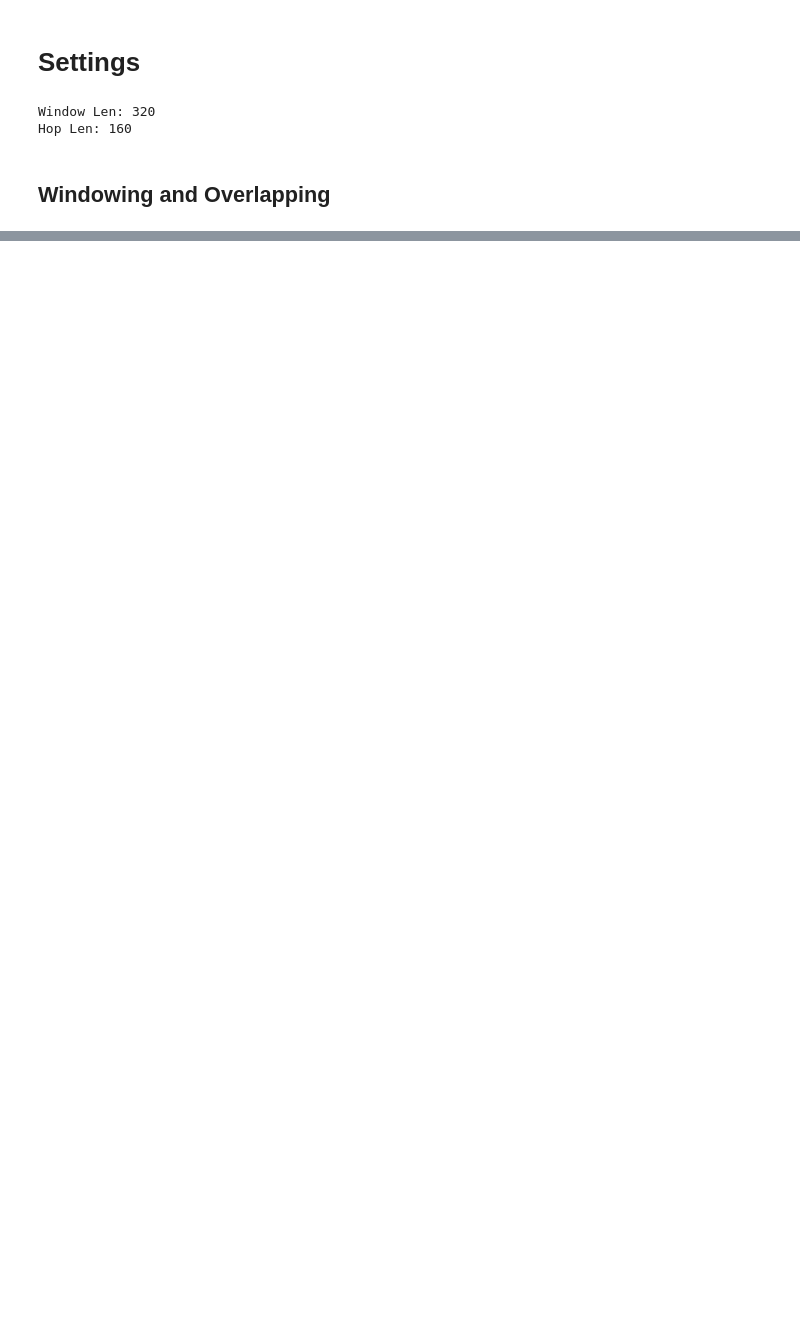
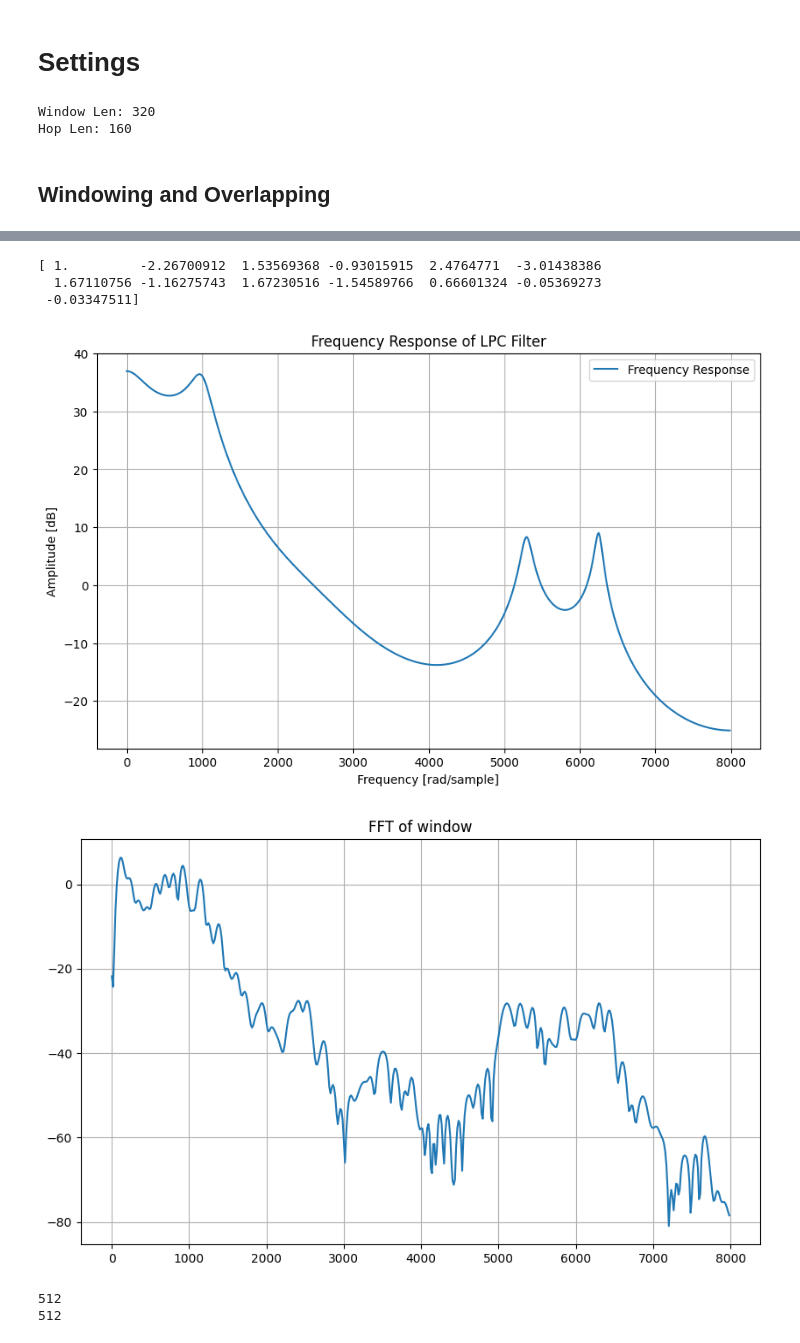
Before and after one commit to woongzip1/SATEST, a Jupyter notebook: SATEST 78.ipynb, the cells around one changed output, grey strips where cells are left out. Drawn from its saved outputs; the diff is of its cells as text; code cells hidden in the pictures; blank space fills up the shorter version.

```diff
--- a/SATEST 78.ipynb
+++ b/SATEST 78.ipynb
@@ -214,0 +346,73 @@ ValueError: could not broadcast input array from shape (3,) into shape (4,)
+# %%
+##
+## Filter의 Vocal Tract Response 추정해보기
+
+import numpy as np
+import matplotlib.pyplot as plt
+from scipy.signal import lfilter, freqz, hamming, lfilter_zi, lfiltic
+from scipy.linalg import toeplitz, inv
+
+## GPT의 LPC
+def lpc_analysis(signal, order=10):
+    """주어진 신호에 대한 LPC 계수를 계산합니다."""
+    # 자기상관 함수 계산
+    autocorr = np.correlate(signal, signal, mode='full')
+    autocorr = autocorr[len(autocorr)//2:]
+
+    # 토플리츠 행렬 및 벡터 준비
+    R = toeplitz(autocorr[:order])
+
+    r = autocorr[1:order+1]
+
+    # LPC 계수 계산 (Levinson-Durbin 알고리즘)
+    lpc_coeffs = np.dot(inv(R), r)
+    lpc_coeffs = np.insert(lpc_coeffs, 0, 1)  # LPC 계수에 1 추가
+    return lpc_coeffs
+
+# 예제 신호 생성 (예: 사인파)
+fs = 8000  # 샘플링 주파수
+t = np.linspace(0, 1, fs)
+signal = np.sin(2 * np.pi * 440 * t) + 0.5 * np.sin(2 * np.pi * 880 * t)
+signal = frame_arr[30]
+
+# LPC 분석
+order = 12  # LPC 계수의 수
+a = LPC(signal, order=order)
+a = np.concatenate(([1],-a))
+print(a)
+w, h = freqz(b=[1], a=a)
+
+sr = 16000
+# w축을 0-0.5Fs 로 정규화
+w = w /np.pi * 0.5 * sr
+# 주파수 응답 시각화
+plt.figure(figsize=(10, 6))
+plt.plot(w, 20 * np.log10(abs(h)), label='Frequency Response')
+plt.title('Frequency Response of LPC Filter')
+plt.xlabel('Frequency [rad/sample]')
+plt.ylabel('Amplitude [dB]')
+plt.grid(True)
+plt.legend()
+plt.show()
+
+ff = np.fft.fft(signal,1024)
+ff = np.fft.fftshift(ff)
+ff = ff[len(ff)//2:]
+# ff = np.abs(ff)
+plt.figure(figsize=(10, 6))
+plt.plot(w,20 * np.log10(abs(ff)))
+plt.grid()
+plt.title("FFT of window")
+plt.show()
+
+
+print(len(ff))
+print(len(w))
+# %% [output]
+[ 1.         -2.26700912  1.53569368 -0.93015915  2.4764771  -3.01438386
+  1.67110756 -1.16275743  1.67230516 -1.54589766  0.66601324 -0.05369273
+ -0.03347511]
+[figure, added]
+[figure, added]
+512
+512
```
Also changed, not shown: parts of 16 cells of this notebook, 3 other files.
